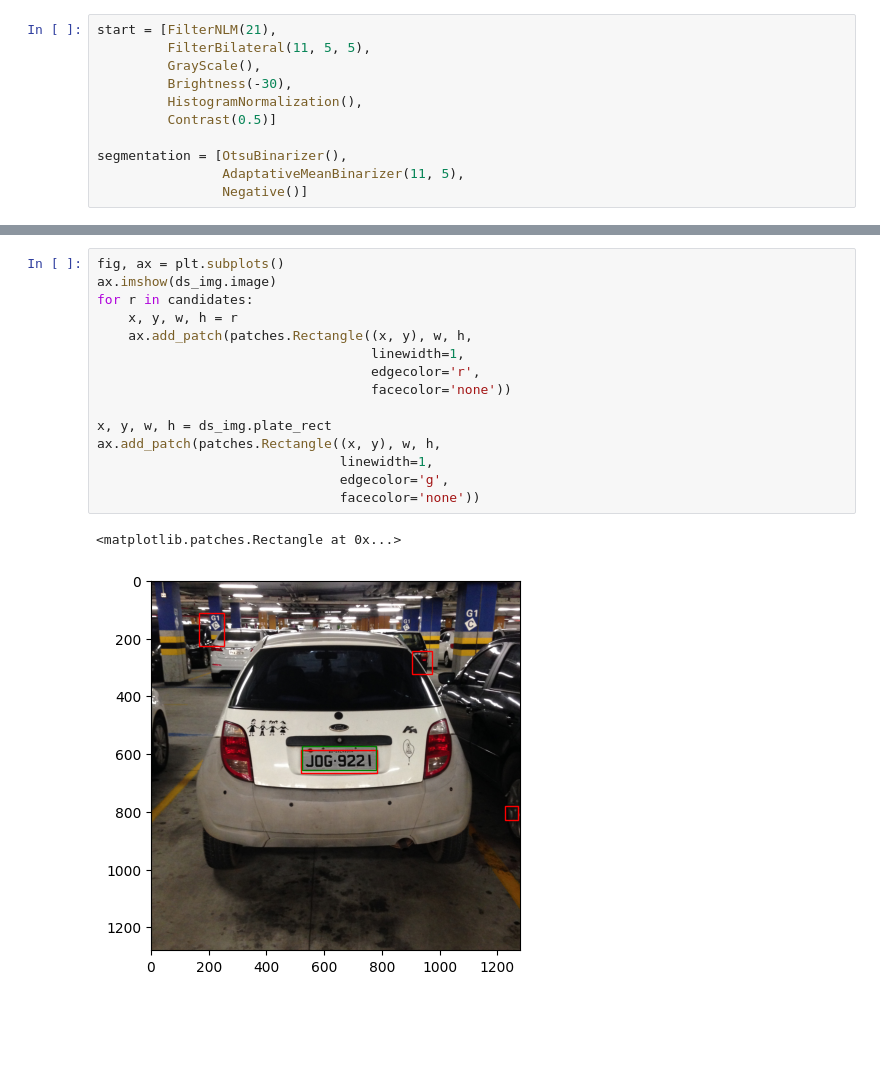
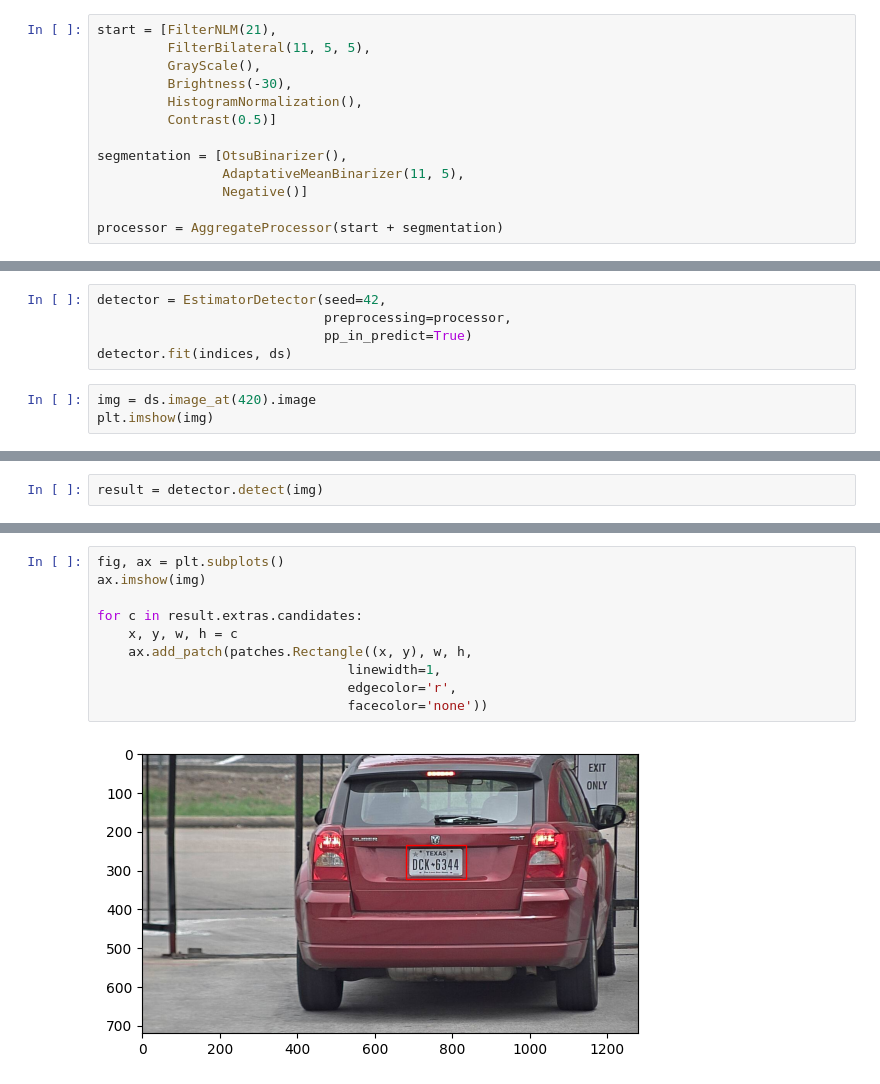
Before and after one commit to SimpleANPR/anpr, a Jupyter notebook: detection_classifiers.ipynb, the cells around one changed output, grey strips where cells are left out. Cells and saved outputs as stored; diff of their text form; blank space fills up the shorter version.

Commit message:
feat: estimator detector v1

```diff
--- a/detection_classifiers.ipynb
+++ b/detection_classifiers.ipynb
@@ -92,3 +50,5 @@ start = [FilterNLM(21),
 segmentation = [OtsuBinarizer(),
                 AdaptativeMeanBinarizer(11, 5),
                 Negative()]
+
+processor = AggregateProcessor(start + segmentation)
@@ -271,0 +55,8 @@ Candidatos finais: 4
+# %%
+detector = EstimatorDetector(seed=42,
+                             preprocessing=processor,
+                             pp_in_predict=True)
+detector.fit(indices, ds)
+# %%
+img = ds.image_at(420).image
+plt.imshow(img)
@@ -271,0 +66,2 @@ Candidatos finais: 4
+# %%
+result = detector.detect(img)
@@ -272,18 +81,12 @@ Candidatos finais: 4
 # %%
 fig, ax = plt.subplots()
-ax.imshow(ds_img.image)
-for r in candidates:
-    x, y, w, h = r
+ax.imshow(img)
+
+for c in result.extras.candidates:
+    x, y, w, h = c
     ax.add_patch(patches.Rectangle((x, y), w, h,
-                                   linewidth=1,
-                                   edgecolor='r',
-                                   facecolor='none'))
-
-x, y, w, h = ds_img.plate_rect
-ax.add_patch(patches.Rectangle((x, y), w, h,
-                               linewidth=1,
-                               edgecolor='g',
-                               facecolor='none'))
+                                linewidth=1,
+                                edgecolor='r',
+                                facecolor='none'))
 # %% [output]
-<matplotlib.patches.Rectangle at 0x...>
-[figure, old version]
+[figure, new version]
```
Also changed, not shown: parts of 15 cells of this notebook, 1 other file.
